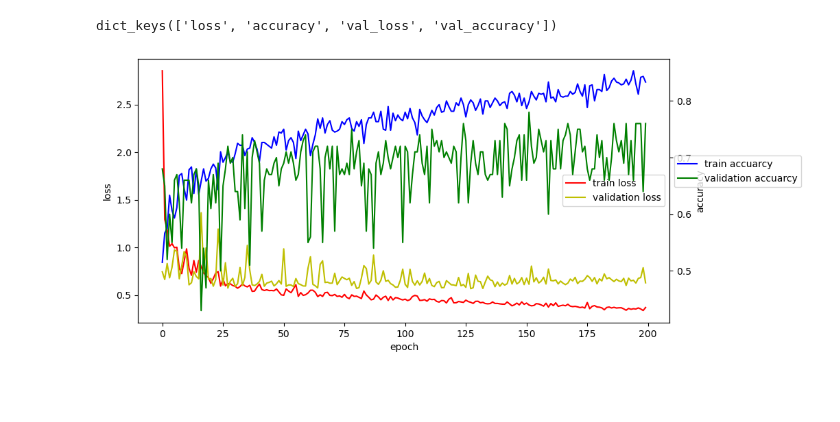
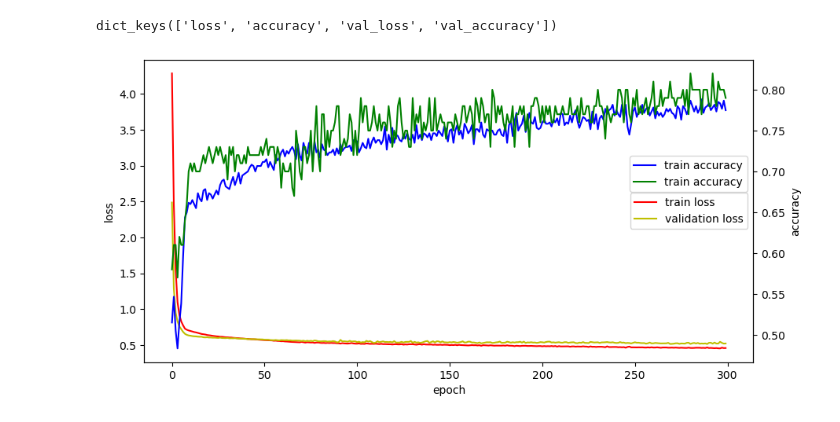
Before and after one commit to yeonzuui/ai, a Jupyter notebook: source/08_DeepLearning/06_피마인디언 당뇨병 발병 예측(logistic regression).ipynb, the cells around one changed output. Saved outputs shown, nothing was run; the diff lists cells and outputs as text; code cells hidden in the pictures; blank space fills up the shorter version.

```diff
--- a/source/08_DeepLearning/06_피마인디언 당뇨병 발병 예측(logistic regression).ipynb
+++ b/source/08_DeepLearning/06_피마인디언 당뇨병 발병 예측(logistic regression).ipynb
@@ -234,12 +234,12 @@ array([[  6.   , 148.   ,  72.   ,  35.   ,   0.   ,  33.6  ,   0.627,
 # %%
 # train dataset
 X_train = dataset[:600, :-1]
-Y_train = dataset[:600, -1]
+y_train = dataset[:600, -1]
 # validation dataset
 X_val = dataset[600:700, :-1]
-Y_val = dataset[600:700, -1]
+y_val = dataset[600:700, -1]
 # test dataset
 X_test = dataset[700:, :-1]
-Y_test = dataset[700:, -1]
+y_test = dataset[700:, -1]
 X_train.shape, Y_train.shape, X_val.shape, Y_val.shape, X_test.shape, Y_test.shape
 # %% [output]
@@ -248,10 +248,10 @@ X_train.shape, Y_train.shape, X_val.shape, Y_val.shape, X_test.shape, Y_test.sha
 ### one-hot encoding
 # %%
 # One-Hot Encoding
-onehot_Y_train = to_categorical(Y_train)
-onehot_Y_val = to_categorical(Y_val)
-onehot_Y_test = to_categorical(Y_test)
-onehot_Y_train[:2], onehot_Y_val[:2], onehot_Y_test[:2]
+Y_train = to_categorical(y_train)
+Y_val = to_categorical(y_val)
+Y_test = to_categorical(y_test)
+Y_train[:2], Y_val[:2], Y_test[:2]
 # %% [output]
 (array([[0., 1.],
         [1., 0.]], dtype=float32),
@@ -265,11 +265,9 @@ onehot_Y_train[:2], onehot_Y_val[:2], onehot_Y_test[:2]
 # Model 생성
 model = Sequential()
 model.add(Input(shape = (8)))
-model.add(Dense(units = 16,
+model.add(Dense(units = 12,
                 activation = 'relu'))
-model.add(Dense(units = 128,
-                activation = 'relu'))
-model.add(Dense(units = 64,
+model.add(Dense(units = 8,
                 activation = 'relu'))
 model.add(Dense(units = 2,
                 activation = 'softmax'))
@@ -301,9 +297,9 @@ model.compile(loss = 'categorical_crossentropy',
 # %% [markdown]
 ### training
 # %%
-hist = model.fit(X_train, onehot_Y_train,
-                 epochs = 200,
+hist = model.fit(X_train, Y_train,
+                 epochs = 300,
                  verbose = 1,
-                 validation_data = [X_val, onehot_Y_val]
+                 validation_data = [X_val, Y_val]
                 )
 # %% [output]
@@ -332,17 +328,17 @@ hist.history.keys()
 dict_keys(['loss', 'accuracy', 'val_loss', 'val_accuracy'])
 # %%
 # 학습과정 표시하기
-fig, loss_ax = plt.subplots(figsize = (10, 5))
-loss_ax.plot(hist.history['loss'], 'r', label = 'train loss')
-loss_ax.plot(hist.history['val_loss'], 'y', label = 'validation loss')
+fig, loss_ax = plt.subplots(figsize=(10,5))
+loss_ax.plot(hist.history['loss'], 'r', label='train loss')
+loss_ax.plot(hist.history['val_loss'], 'y', label='validation loss')
 loss_ax.set_xlabel('epoch')
 loss_ax.set_ylabel('loss')
 acc_ax = loss_ax.twinx()
-acc_ax.plot(hist.history['accuracy'], 'b', label = 'train accuarcy')
-acc_ax.plot(hist.history['val_accuracy'], 'g', label = 'validation accuarcy')
+acc_ax.plot(hist.history['accuracy'], 'b', label='train accuracy')
+acc_ax.plot(hist.history['val_accuracy'], 'g', label='train accuracy')
 acc_ax.set_ylabel('accuracy')
-loss_ax.legend(loc = 'center right')
-acc_ax.legend(bbox_to_anchor = (0.999, 0.65))
+loss_ax.legend(loc='center right')
+acc_ax.legend(bbox_to_anchor=(0.999, 0.7))
 plt.show()
 # %% [output]
-[figure, old version]
+[figure, new version]
```
Also changed, not shown: parts of 12 cells of this notebook, 4 other files.
